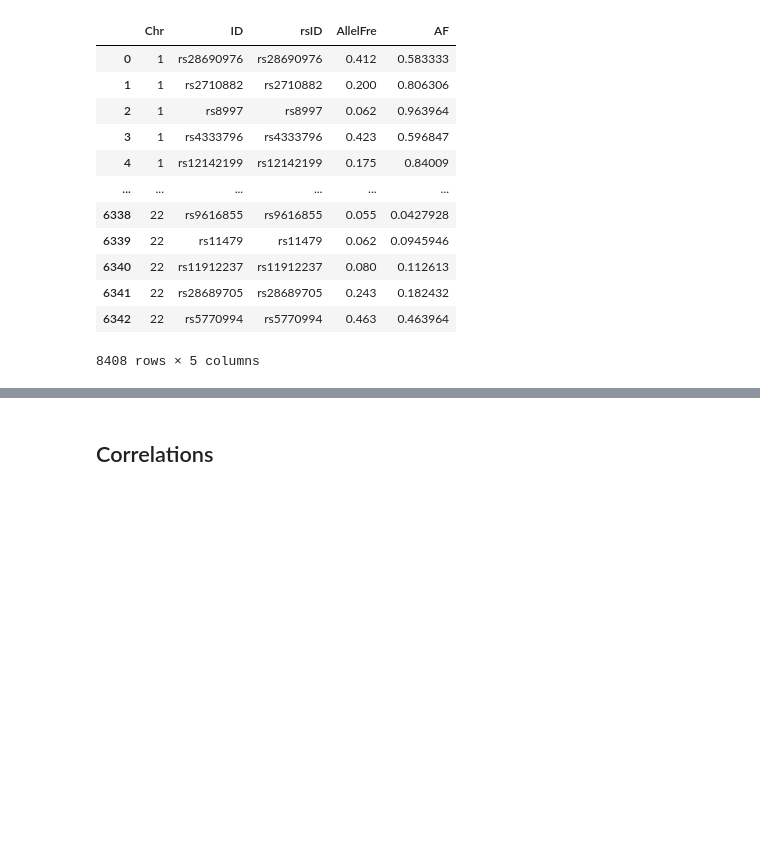
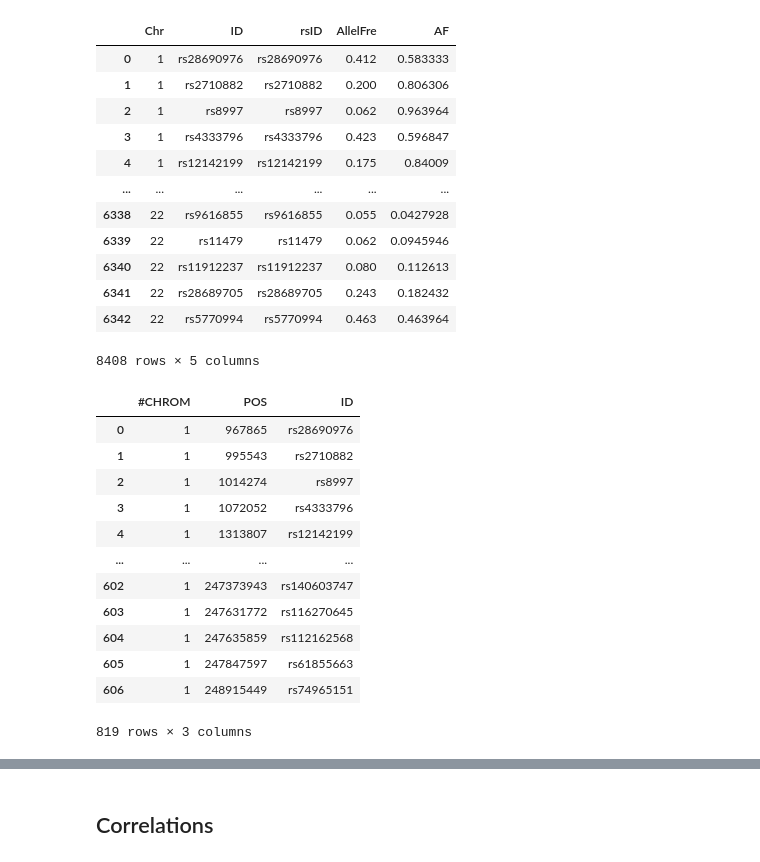
Before and after one commit to PRiesebos/DSLS-Genetics-Internship-Scripts, a Jupyter notebook: jupyter_notebooks/1000IBD_paper_vs_own_data_inspection.ipynb, the cells around one changed output, grey strips where cells are left out. Cells and saved outputs as stored; diff of their text form; code cells hidden in the pictures; blank space fills up the shorter version.

```diff
--- a/jupyter_notebooks/1000IBD_paper_vs_own_data_inspection.ipynb
+++ b/jupyter_notebooks/1000IBD_paper_vs_own_data_inspection.ipynb
@@ -460,3 +413,19 @@ geno_sum_overlap_extended[["Chr","ID","rsID","AllelFre", "AF"]]
 | 6341 | 22 | rs28689705 | rs28689705 | 0.243 | 0.182432 |
 | 6342 | 22 | rs5770994 | rs5770994 | 0.463 | 0.463964 |
 8408 rows × 5 columns
+# %%
+geno_sum_overlap_extended[geno_sum_overlap_extended["#CHROM"] == 1][["#CHROM", "POS", "ID"]]
+# %% [output]
+|  | #CHROM | POS | ID |
+| 0 | 1 | 967865 | rs28690976 |
+| 1 | 1 | 995543 | rs2710882 |
+| 2 | 1 | 1014274 | rs8997 |
+| 3 | 1 | 1072052 | rs4333796 |
+| 4 | 1 | 1313807 | rs12142199 |
+| ... | ... | ... | ... |
+| 602 | 1 | 247373943 | rs140603747 |
+| 603 | 1 | 247631772 | rs116270645 |
+| 604 | 1 | 247635859 | rs112162568 |
+| 605 | 1 | 247847597 | rs61855663 |
+| 606 | 1 | 248915449 | rs74965151 |
+819 rows × 3 columns
```
Also changed, not shown: parts of 18 cells of this notebook, 1 other file.
